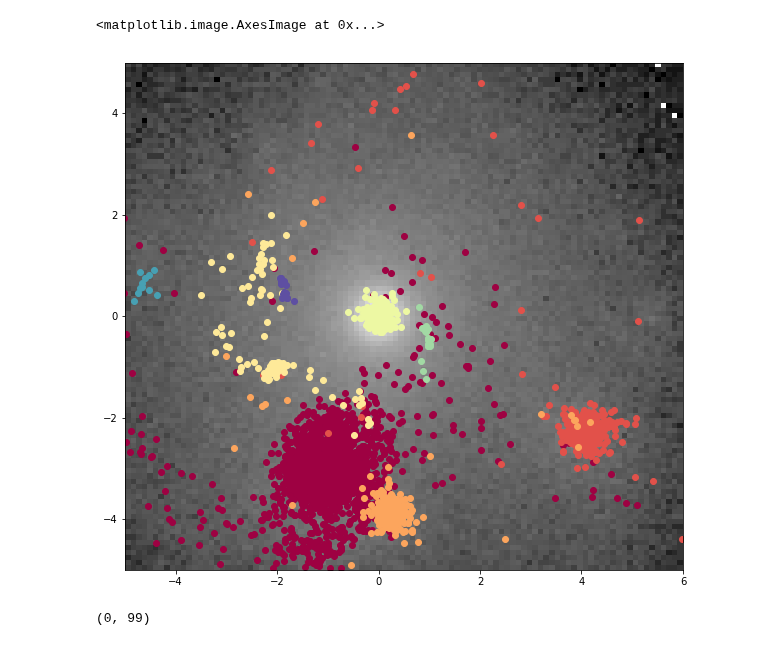
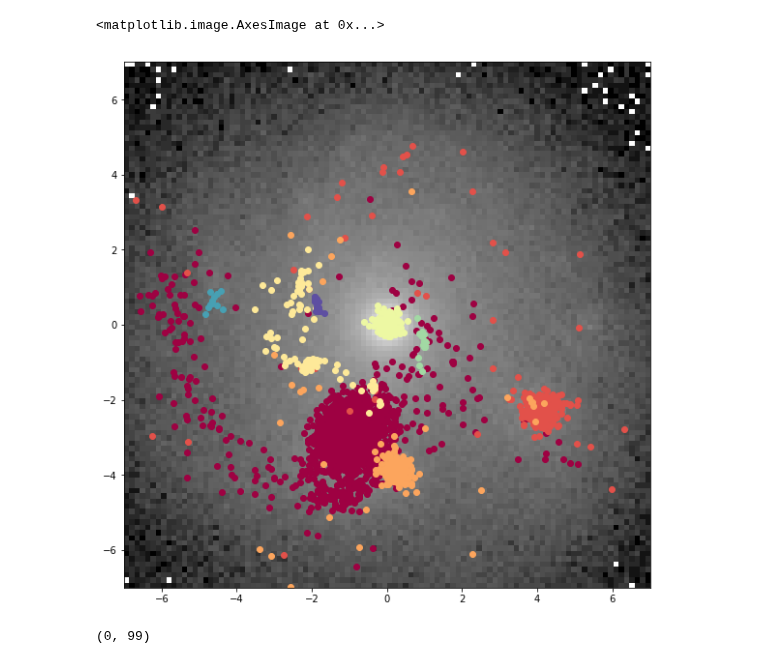
Before and after one commit to BethanyGarver/clumpy-star-formation, a Jupyter notebook: ClusterFinderPhotutils-checkpoint.ipynb, the cells around one changed output. Drawn from its saved outputs; the diff is of its cells as text; code cells hidden in the pictures.

```diff
--- a/ClusterFinderPhotutils-checkpoint.ipynb
+++ b/ClusterFinderPhotutils-checkpoint.ipynb
@@ -149,7 +150,7 @@ def TrackClumps(oldClumps,xcoords,ycoords,stars):
                         yi = cyrot[i]
                         xj = newest[1]
                         yj = newest[2]
-                        if (xi-xj)**2+(yi-yj)**2<0.25 and clumpsrho[i]>0.5:
+                        if (xi-xj)**2+(yi-yj)**2<0.25 and clumpsrho[i]>0.3:
                             inclump = ((stars['XROT']-leftx[i])**2+(stars['YROT']-lefty[i])**2<0.09)
                             clumpStars = stars[inclump] #only includes stars in clump
                             clump.append([start,xcoords[lefti[i]],ycoords[lefti[i]]])
@@ -164,7 +165,7 @@ def TrackClumps(oldClumps,xcoords,ycoords,stars):
             lefty = np.array(yleft)
             lefti = ileft
     for i in range(0,len(lefti)): #add clumps that don't match older ones to the end of the list
-        if leftx[i]**2+lefty[i]**2>0.25:
+        if leftx[i]**2+lefty[i]**2>0.09:
             inclump = ((stars['XROT']-leftx[i])**2+(stars['YROT']-lefty[i])**2<0.09)
             clumpStars = stars[inclump] #only includes stars in clump
             clumps.append([list(clumpStars['INDEX']),[start,xcoords[lefti[i]],ycoords[lefti[i]]]])
@@ -181,7 +182,7 @@ dt = 0.001
 clumps = []
 oldClumps = []
 
-for refTime in range(15,19):
+for refTime in range(15,41):
     print('refTime = {}'.format(refTime))
     # Read snapshot file
     snapshot = FitsRead(refTime)
@@ -201,7 +202,7 @@ for refTime in range(15,19):
     medians[w] = 0
     vDisk = UnivariateSpline(edges,medians,~w)
 
-    while round(start*10)==refTime and start<1.795:
+    while round(start*10)==refTime and start<4:
         #Find stars that formed in time interval
         end = start+5*dt
         newStars = StarsInInterval(txyz,start,end)
@@ -265,6 +274,7 @@ for i in clumps:
             x.append(j[1])
             y.append(j[2])
     plt.plot(x,y)
+    plt.scatter(x,y)
 plt.imshow(im, cmap='Greys_r', extent=extent)
 # %% [output]
 <matplotlib.image.AxesImage at 0x...>
@@ -298,21 +308,21 @@ for i in clumps:
 # %%
 plt.figure(figsize=(10,10))
 snapshot = FitsRead(18)
 colors = [plt.cm.Spectral(each) for each in np.linspace(0, 1, len(newClumps))]
 for clump,c in zip(newClumps,colors):
     x = []
     y = []
     for index in clump[0]:
         ind = int(index)
         x.append(snapshot['X'][ind])
         y.append(snapshot['Y'][ind])
     plt.scatter(x,y,color=c)
-im, xedges, yedges  = np.histogram2d (-snapshot['Y'],snapshot['X'],(100,100),range=[[-5,5],[-5,6]])
-extent = [yedges[0], yedges[-1], -xedges[-1], -xedges[0]]
-plt.imshow(np.log(im), cmap='Greys_r', extent=extent)
+im2, xedges, yedges  = np.histogram2d (-snapshot['Y'],snapshot['X'],(100,100),range=[[-7,7],[-7,7]])
+extent2 = [yedges[0], yedges[-1], -xedges[-1], -xedges[0]]
+plt.imshow(np.log(im2), cmap='Greys_r', extent=extent2)
 # %% [output]
 <matplotlib.image.AxesImage at 0x...>
-[figure, old version]
+[figure, new version]
 # %%
 positions = (tbl['x_peak'], tbl['y_peak'])
 apertures = phot.CircularAperture(positions, r=3)
```
Also changed, not shown: parts of 6 cells of this notebook.
